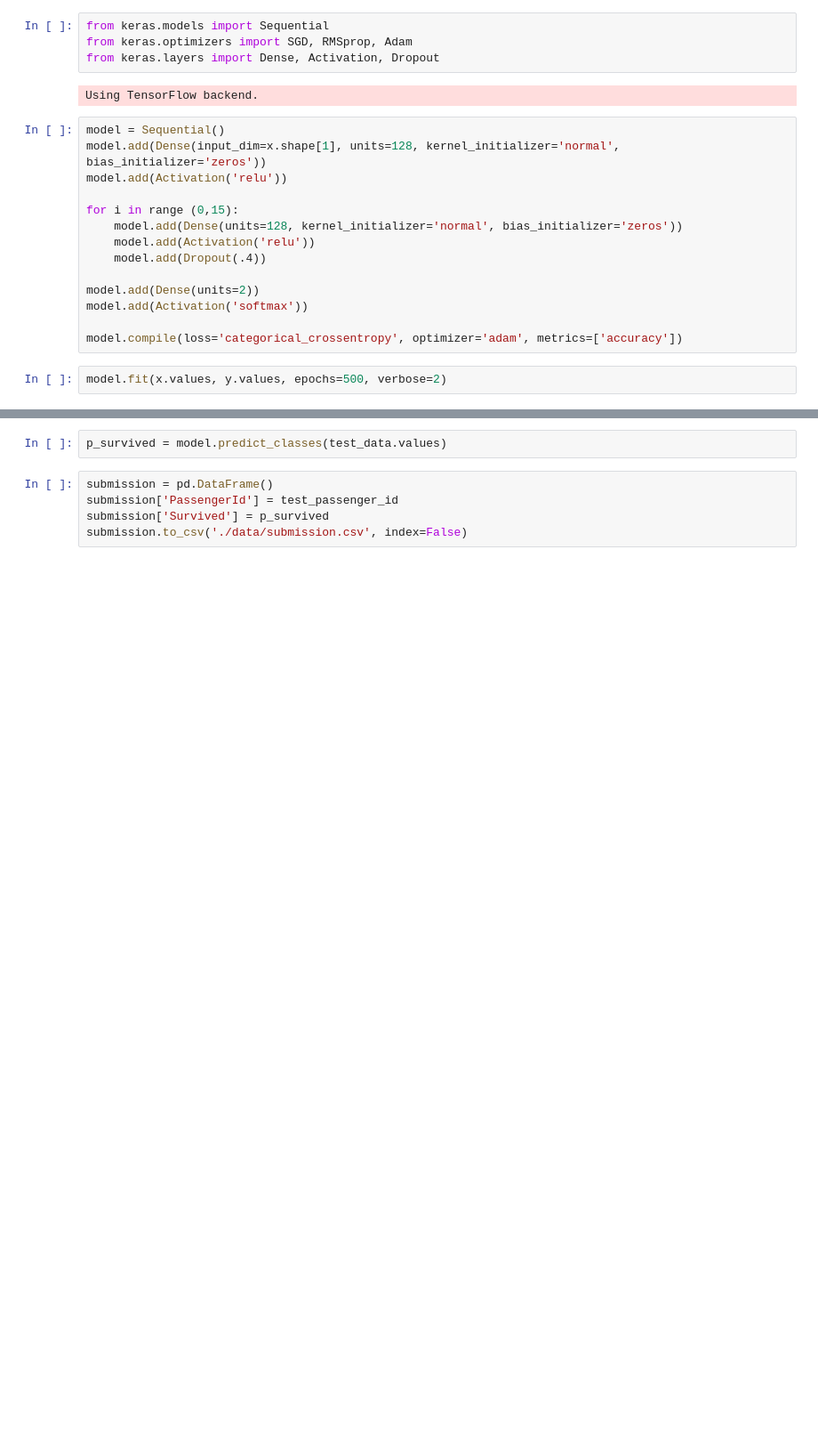
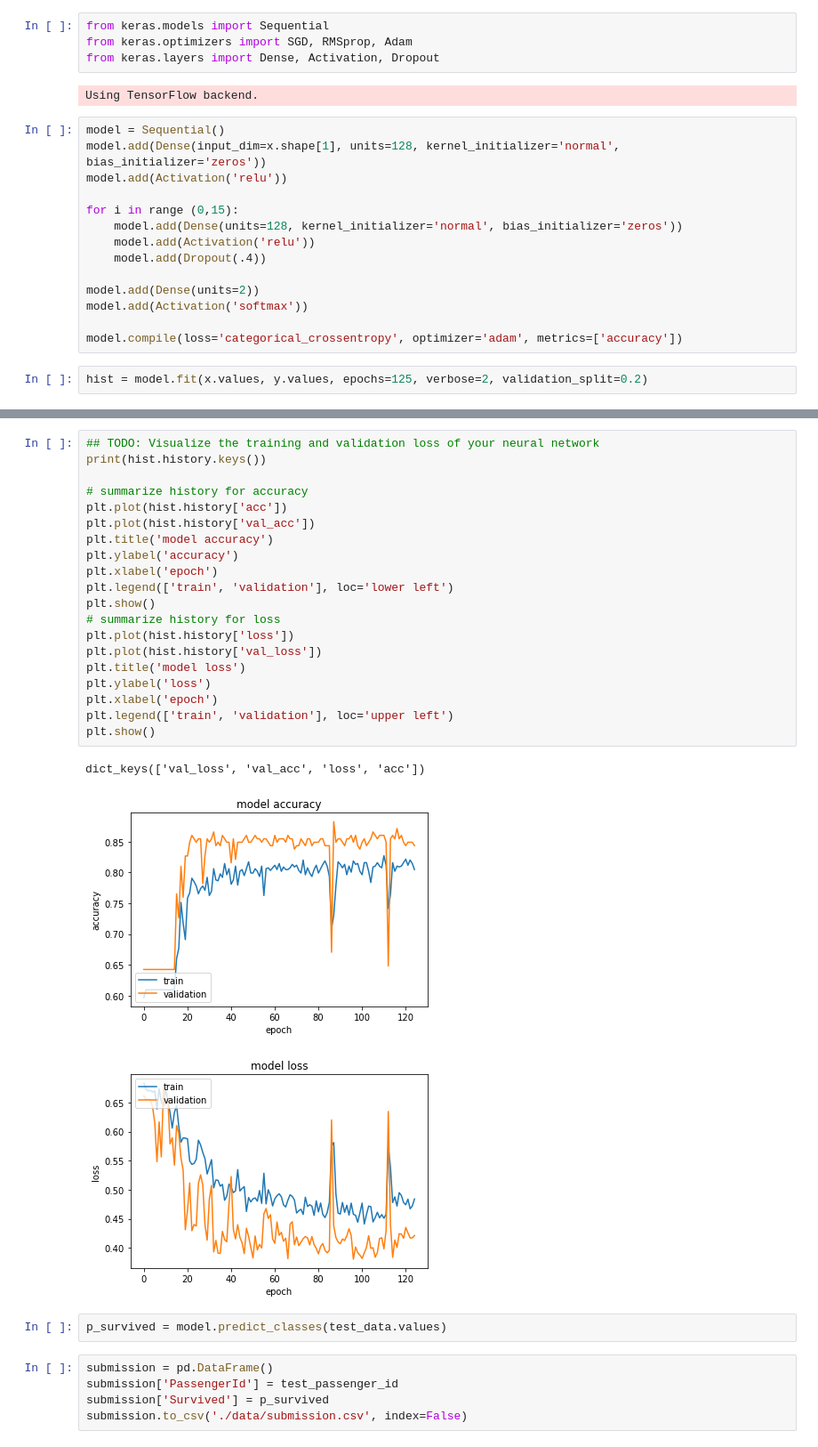
Before and after one commit to rcstilborn/Kaggle, a Jupyter notebook: Titanic/Titanic.ipynb, the cells around one changed output, grey strips where cells are left out. Shown at 89% size. Cells and saved outputs as stored; diff of their text form; blank space fills up the shorter version.

Commit message:
Reduced epochs and split data into train and validation

```diff
--- a/Titanic/Titanic.ipynb
+++ b/Titanic/Titanic.ipynb
@@ -199,5 +197,5 @@ model.add(Activation('softmax'))
 
 model.compile(loss='categorical_crossentropy', optimizer='adam', metrics=['accuracy'])
 # %%
-model.fit(x.values, y.values, epochs=500, verbose=2)
+hist = model.fit(x.values, y.values, epochs=125, verbose=2, validation_split=0.2)
 # %% [output]
@@ -222,3 +219,27 @@ Epoch 500/500
+# %%
+## TODO: Visualize the training and validation loss of your neural network
+print(hist.history.keys())
+
+# summarize history for accuracy
+plt.plot(hist.history['acc'])
+plt.plot(hist.history['val_acc'])
+plt.title('model accuracy')
+plt.ylabel('accuracy')
+plt.xlabel('epoch')
+plt.legend(['train', 'validation'], loc='lower left')
+plt.show()
+# summarize history for loss
+plt.plot(hist.history['loss'])
+plt.plot(hist.history['val_loss'])
+plt.title('model loss')
+plt.ylabel('loss')
+plt.xlabel('epoch')
+plt.legend(['train', 'validation'], loc='upper left')
+plt.show()
+# %% [output]
+dict_keys(['val_loss', 'val_acc', 'loss', 'acc'])
+[figure, added]
+[figure, added]
 # %%
 p_survived = model.predict_classes(test_data.values)
 # %%
```
Also changed, not shown: parts of 9 cells of this notebook, 2 other files.
